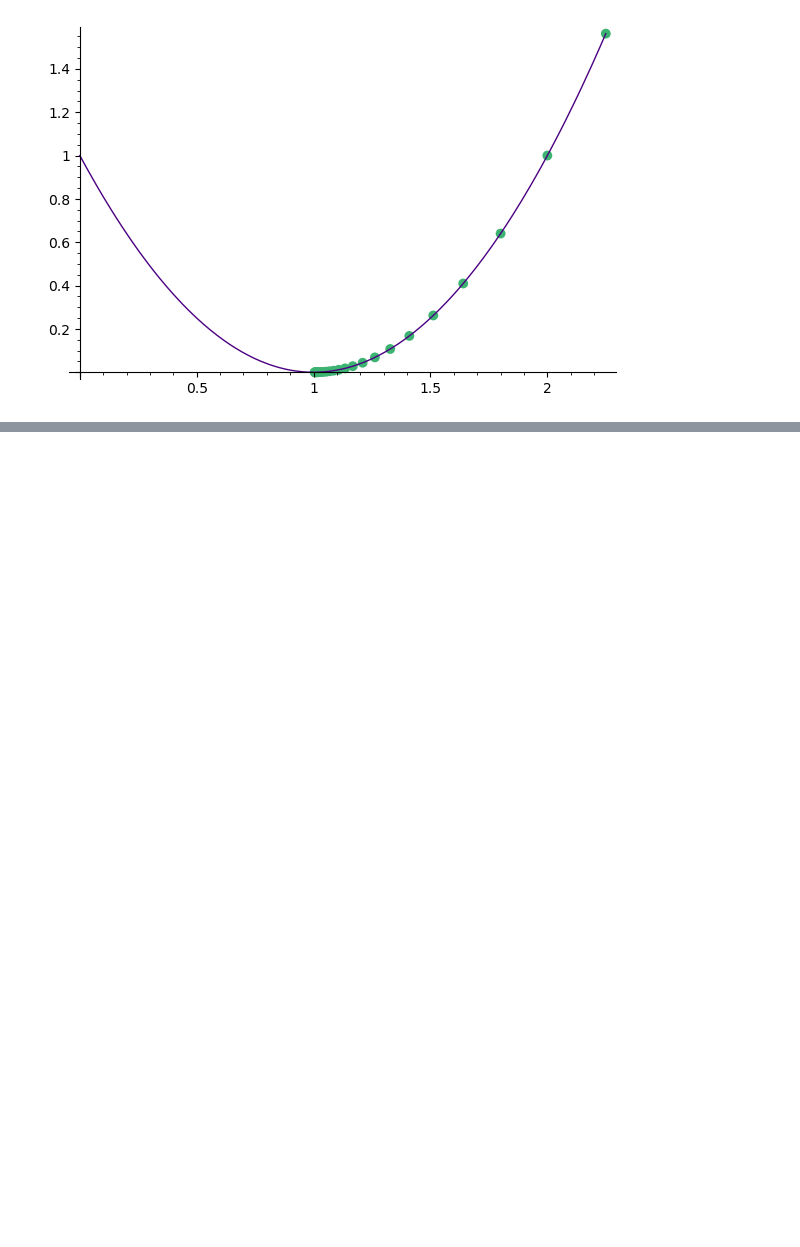
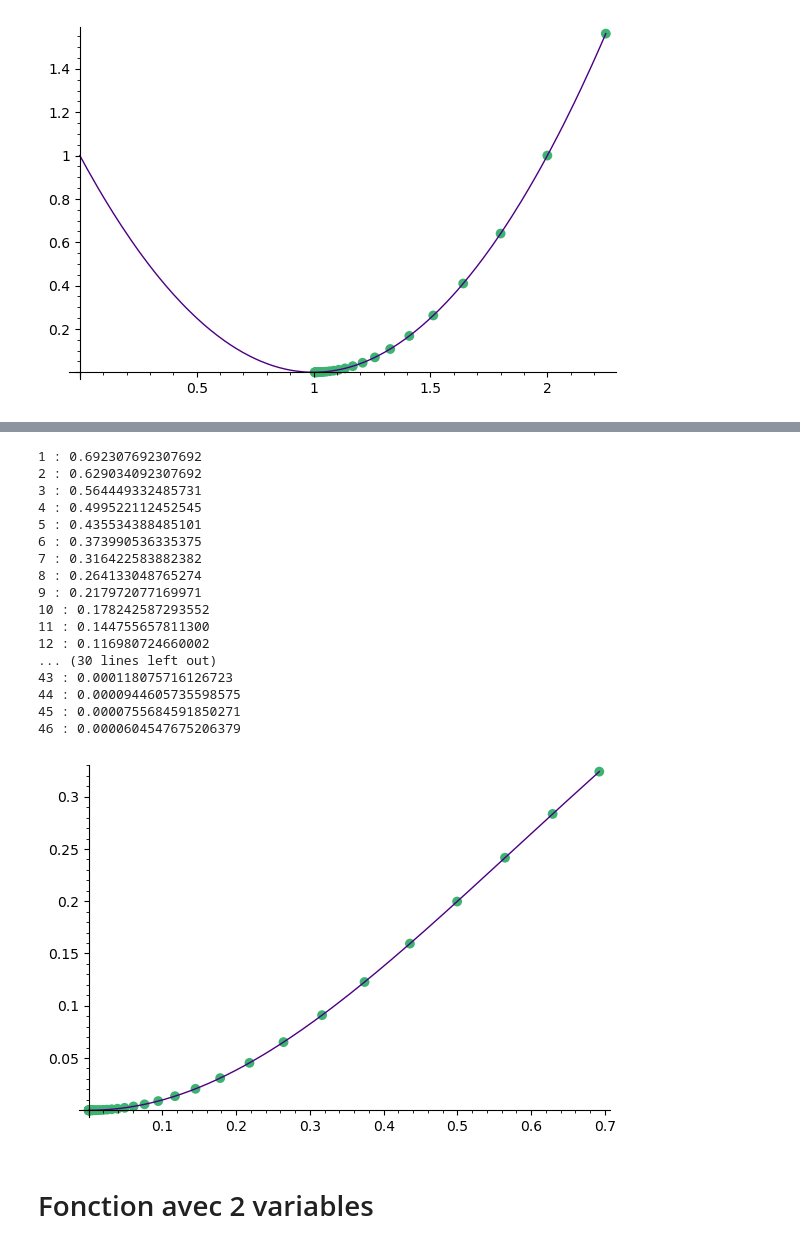
Before and after one commit to FloDarPie/L3, a Jupyter notebook: S5/MathIA/analyse/descenteGradient.ipynb, the cells around one changed output, grey strips where cells are left out. Cells and saved outputs as stored; diff of their text form; code cells hidden in the pictures; blank space fills up the shorter version.

```diff
--- a/S5/MathIA/analyse/descenteGradient.ipynb
+++ b/S5/MathIA/analyse/descenteGradient.ipynb
@@ -71,0 +123,24 @@ list(colors)
+# %%
+#recherche de minimum
+grad1Dessin(f,1.5,0.1,0.00001,100)
+# %% [output]
+1 : 0.692307692307692
+2 : 0.629034092307692
+3 : 0.564449332485731
+4 : 0.499522112452545
+5 : 0.435534388485101
+6 : 0.373990536335375
+7 : 0.316422583882382
+8 : 0.264133048765274
+9 : 0.217972077169971
+10 : 0.178242587293552
+11 : 0.144755657811300
+12 : 0.116980724660002
+... (30 lines left out)
+43 : 0.000118075716126723
+44 : 0.0000944605735598575
+45 : 0.0000755684591850271
+46 : 0.0000604547675206379
+[figure, added]
+# %% [markdown]
+# Fonction avec 2 variables
```
Also changed, not shown: parts of 8 cells of this notebook, 36 other files.
